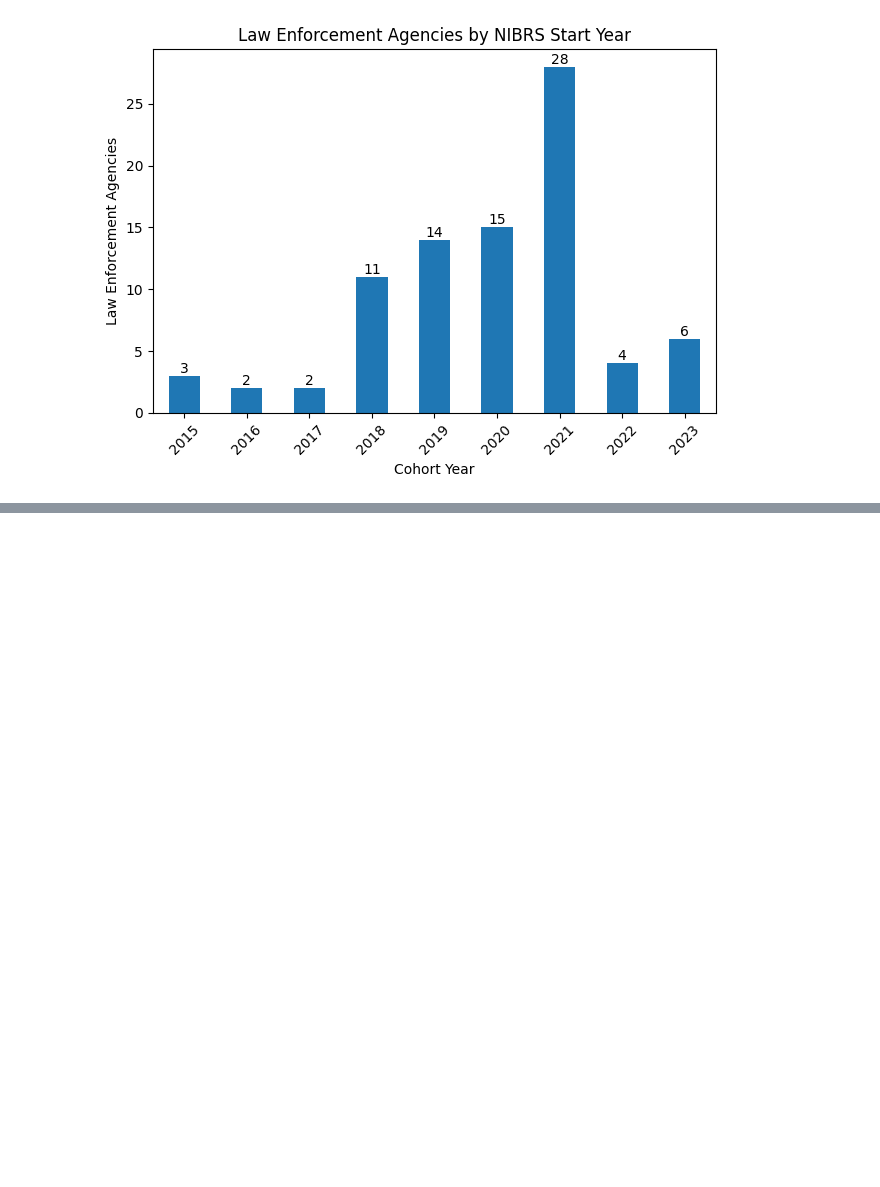
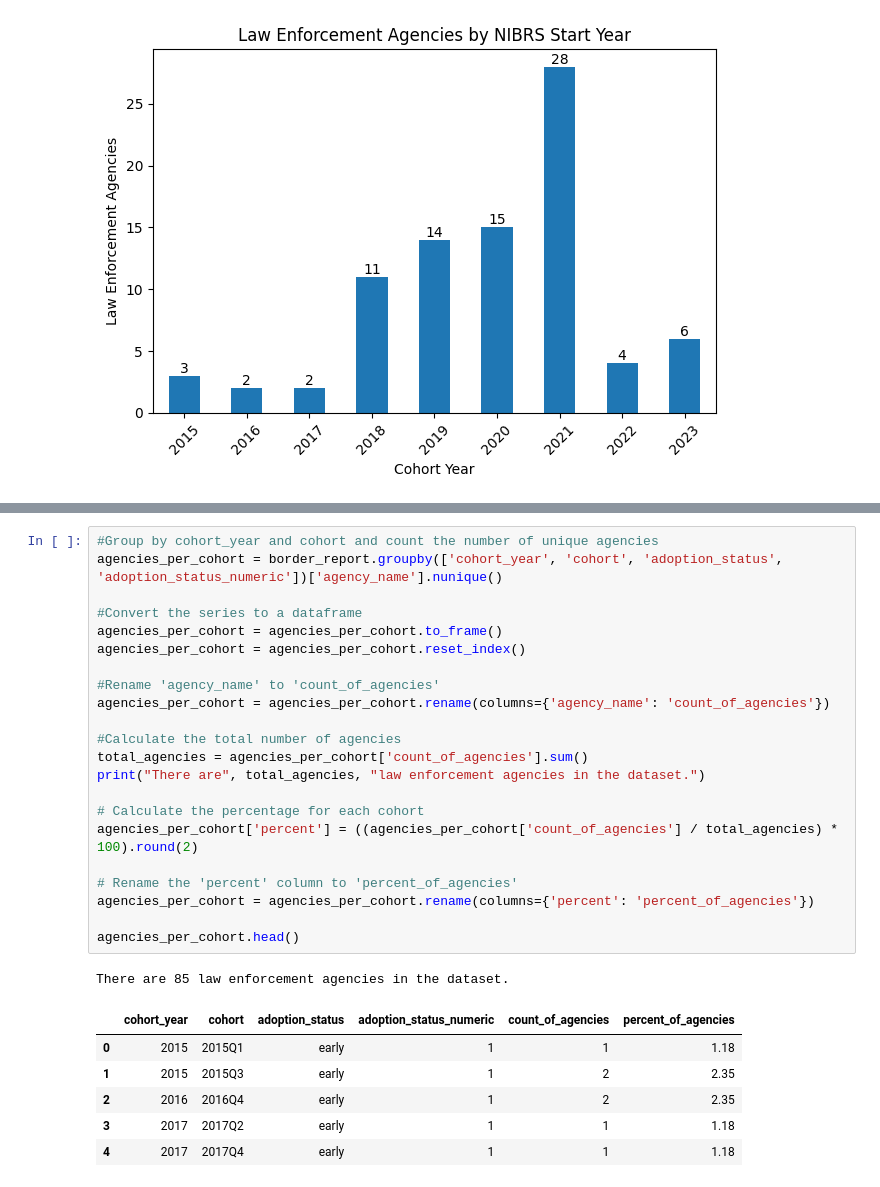
Before and after one commit to ghgeist/texas_border_data_analysis, a Jupyter notebook: notebooks/03_nibrs_analysis.ipynb, the cells around one changed output, grey strips where cells are left out. Saved outputs shown, nothing was run; the diff lists cells and outputs as text; blank space fills up the shorter version.

```diff
--- a/notebooks/03_nibrs_analysis.ipynb
+++ b/notebooks/03_nibrs_analysis.ipynb
@@ -117,0 +47,30 @@ border_report.head()
+# %%
+#Group by cohort_year and cohort and count the number of unique agencies
+agencies_per_cohort = border_report.groupby(['cohort_year', 'cohort', 'adoption_status', 'adoption_status_numeric'])['agency_name'].nunique()
+
+#Convert the series to a dataframe
+agencies_per_cohort = agencies_per_cohort.to_frame()
+agencies_per_cohort = agencies_per_cohort.reset_index()
+
+#Rename 'agency_name' to 'count_of_agencies'
+agencies_per_cohort = agencies_per_cohort.rename(columns={'agency_name': 'count_of_agencies'})
+
+#Calculate the total number of agencies
+total_agencies = agencies_per_cohort['count_of_agencies'].sum()
+print("There are", total_agencies, "law enforcement agencies in the dataset.")
+
+# Calculate the percentage for each cohort
+agencies_per_cohort['percent'] = ((agencies_per_cohort['count_of_agencies'] / total_agencies) * 100).round(2)
+
+# Rename the 'percent' column to 'percent_of_agencies'
+agencies_per_cohort = agencies_per_cohort.rename(columns={'percent': 'percent_of_agencies'})
+
+agencies_per_cohort.head()
+# %% [output]
+There are 85 law enforcement agencies in the dataset.
+|  | cohort_year | cohort | adoption_status | adoption_status_numeric | count_of_agencies | percent_of_agencies |
+| 0 | 2015 | 2015Q1 | early | 1 | 1 | 1.18 |
+| 1 | 2015 | 2015Q3 | early | 1 | 2 | 2.35 |
+| 2 | 2016 | 2016Q4 | early | 1 | 2 | 2.35 |
+| 3 | 2017 | 2017Q2 | early | 1 | 1 | 1.18 |
+| 4 | 2017 | 2017Q4 | early | 1 | 1 | 1.18 |
```
Also changed, not shown: parts of 17 cells of this notebook, 6 other files.
